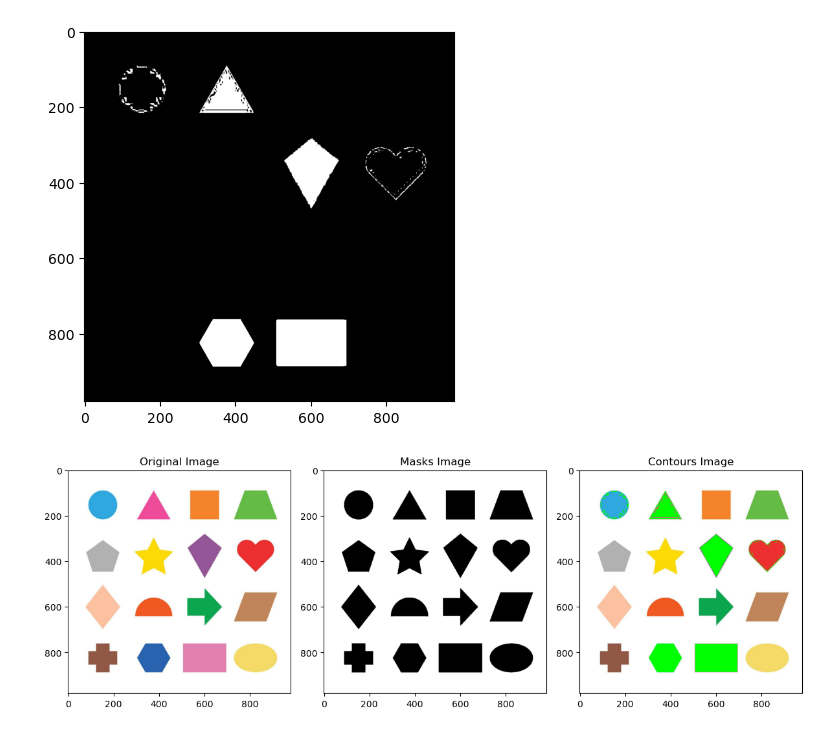
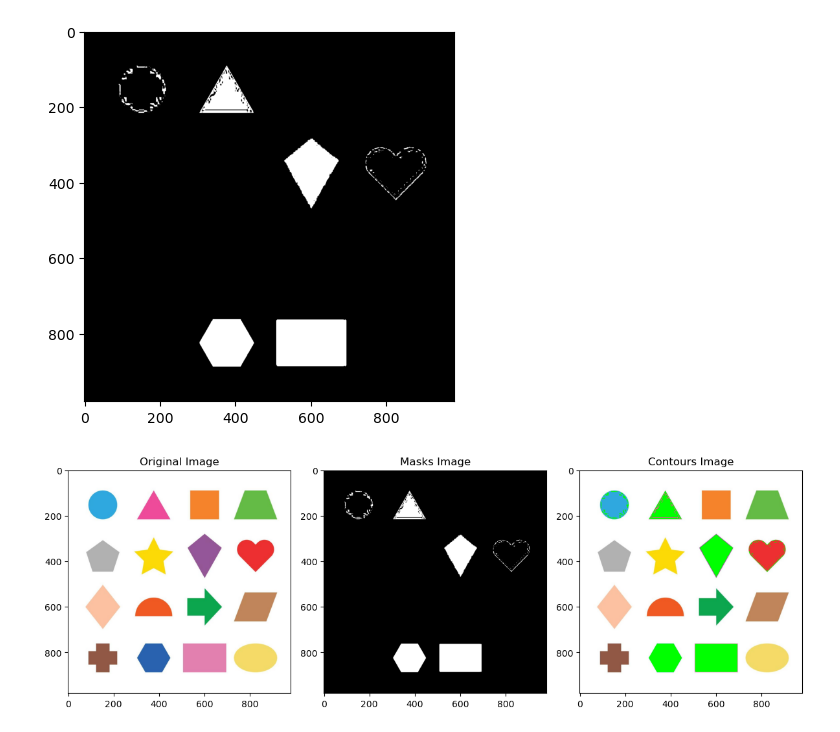
Before and after one commit to aaabdelaziz/Image-Processing, a Jupyter notebook: Python_Implementation/15-Contours.ipynb, the cells around one changed output. Drawn from its saved outputs; the diff is of its cells as text; code cells hidden in the pictures.

```diff
--- a/Python_Implementation/15-Contours.ipynb
+++ b/Python_Implementation/15-Contours.ipynb
@@ -165,8 +165,8 @@ lower_bound = np.array([100, 100, 30], dtype=np.uint8)
 upper_bound = np.array([240, 240, 240], dtype=np.uint8)
 
 # Create two different images one rgb, other hsv
-image_rgb = cv2.cvtColor(image, cv2.COLOR_BGR2RGB)
-image_hsv = cv2.cvtColor(image, cv2.COLOR_BGR2HSV)
+image_rgb = cv2.cvtColor(image2, cv2.COLOR_BGR2RGB)
+image_hsv = cv2.cvtColor(image2, cv2.COLOR_BGR2HSV)
 
 # Now, I want to target certain colors from my image, so I use HSV, to get a mask for only certain shape colors
 mask = cv2.inRange(image_hsv,lower_bound, upper_bound)
@@ -178,30 +178,28 @@ Image Loaded Successfully.
 [figure]
 # %%
 # Plots
-
-
 contour_image= image.copy()
 cv2.drawContours(contour_image, contours, -1, (0,255,0), -1)
 
 # Show all resized images with each algorithm
 plt.figure(figsize=(12,9))
 
 # Show the original Image
 plt.subplot(1,3,1)
 plt.imshow(cv2.cvtColor(image, cv2.COLOR_BGR2RGB))
 plt.title("Original Image")
 
 # Show the masks image
 plt.subplot(1,3,2)
-plt.imshow(binary, cmap='gray')
+plt.imshow(mask, cmap='gray')
 plt.title("Masks Image")
 
 # Show the  edges (Contours)
 plt.subplot(1,3,3)
 plt.imshow(cv2.cvtColor(contour_image, cv2.COLOR_BGR2RGB))
 plt.title("Contours Image")
 
 plt.tight_layout()
 plt.show()
 # %% [output]
-[figure, old version]
+[figure, new version]
```
Also changed, not shown: parts of 2 cells of this notebook.
